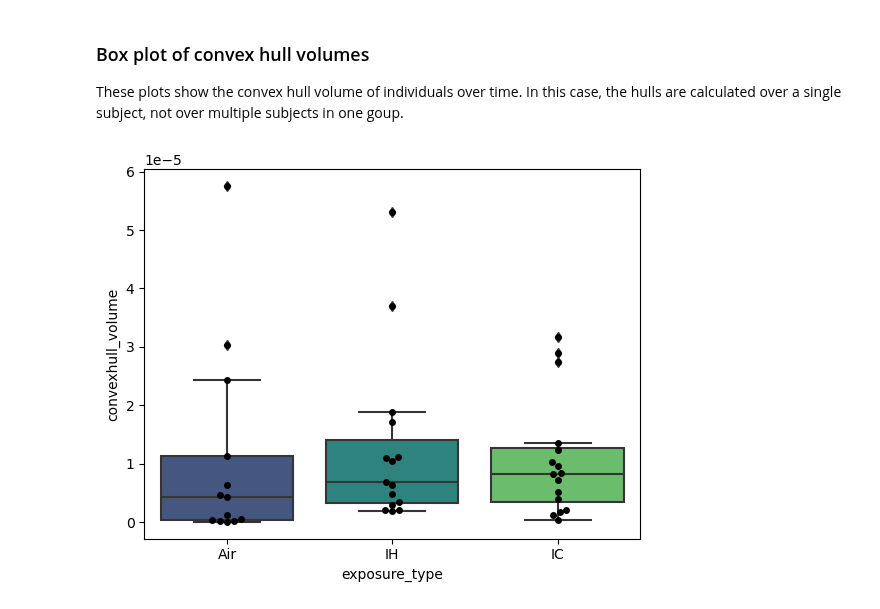
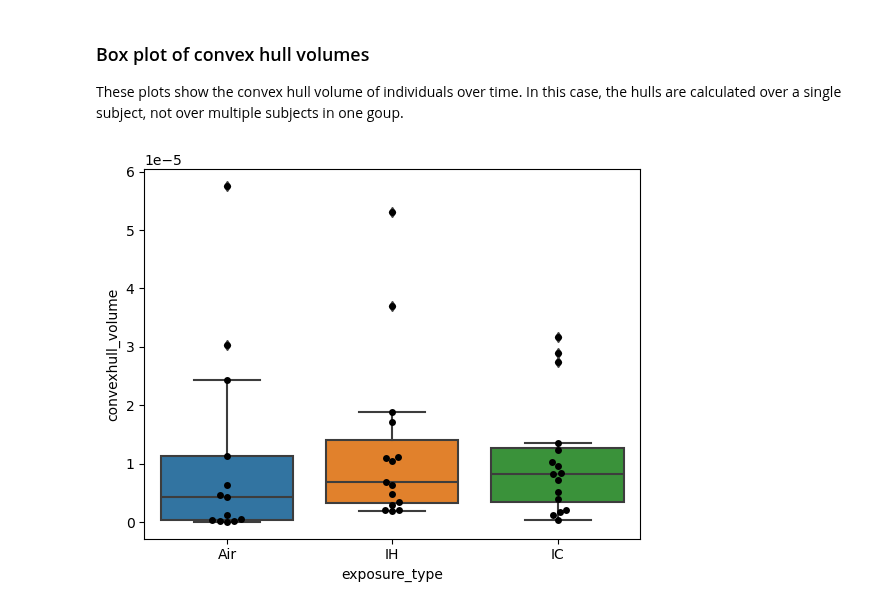
Before and after one commit to dpear/q2-convexhull2, a Jupyter notebook: 01-ch-visualizations-tutorial.ipynb, the cells around one changed output. Cells and saved outputs as stored; diff of their text form; code cells hidden in the pictures.

```diff
--- a/01-ch-visualizations-tutorial.ipynb
+++ b/01-ch-visualizations-tutorial.ipynb
@@ -31,7 +31,7 @@ from scipy import stats
 # %% [markdown]
 ### All we will need is a table and associated metadata
 # %%
-qtab = qiime2.Artifact.load('data/table.qza')
+tab = biom.load_table('data/table.biom')
 meta = pd.read_csv('data/metadata.tsv', sep='\t')
 meta.head()
 # %% [output]
@@ -66,9 +66,3 @@ pd.DataFrame(meta[['age_match', 'exposure_type']].value_counts()).sort_values(by
 # %% [markdown]
 ### Visualize each time point in 3d
 Use an appropriate distance metric to generate an ordination. If you are unfamiliar with this step please consult the RPCA tutorial on the gemelli github page, which gives a more detailed explanation of how the RPCA distance metric works and how to use it. Your downstream results will be heavily impacted based on which distance metric you choose to use.
-# %%
-# USE YOUR FAVORITE DISTANCE METRIC TO GENERATE DISTANCE MATRIX & ORDINATION
-from qiime2.plugins.gemelli.actions import rpca
-result = rpca(qtab)
-result.biplot.save(f'data/rpca-biplot.qza')
-result.distance_matrix.save(f'data/rpca-dmat.qza')
@@ -77,7 +69,7 @@ result.distance_matrix.save(f'data/rpca-dmat.qza')
-# %%
-# QIIME2 WILL AUTOMATICALLY DO THIS WHEN I REPLACE W PLUGIN
-tab = qtab.view(biom.Table)
-ord = result.biplot.view(skbio.OrdinationResults)
+# %%
+from gemelli.rpca import rpca
+ord, dmat = rpca(tab.copy())
+ord
 # %%
 TIME_COL = 'age_match'
 GROUP_COL = 'exposure_type'
@@ -391,33 +385,33 @@ These plots show the convex hull volume of individuals over time. In this case,
 # %%
 def ch_df_by_indiv(
         meta, ord,
         TIME_COL, GROUP_COL,
         subj_col='host_subject_id',
         n_subsamples=None,
     ):
 
     groups = meta.groupby(subj_col)
 
     ch = SubsampledCH()
     ch = ch_by_groups(groups, n_subsamples, ord, ch, 0, time=False)
     df = df_from_ch(ch, TIME_COL, GROUP_COL)
 
     return df
 
-def ch_individual_plot(df, GROUP_COL, y='convexhull_volume'):
+def ch_individual_plot(df, GROUP_COL, y='convexhull_volume',
+                       palette = 'tab10'):
     data = df
     x = GROUP_COL
-    palette = 'viridis'
 
     sns.boxplot(data=data, x=x, y=y, palette=palette)
     sns.swarmplot(data=data, x=x, y=y, color='black')
 
 def calculate_hulls_and_plot(meta, ord, TIME_COL, GROUP_COL):
     df = ch_df_by_indiv(meta, ord, TIME_COL, GROUP_COL)
     ch_individual_plot(df, GROUP_COL)
 
     return df
 
 df = calculate_hulls_and_plot(meta, ord, TIME_COL, GROUP_COL)
 # %% [output]
-[figure, old version]
+[figure, new version]
```
Also changed, not shown: parts of 4 cells of this notebook.
